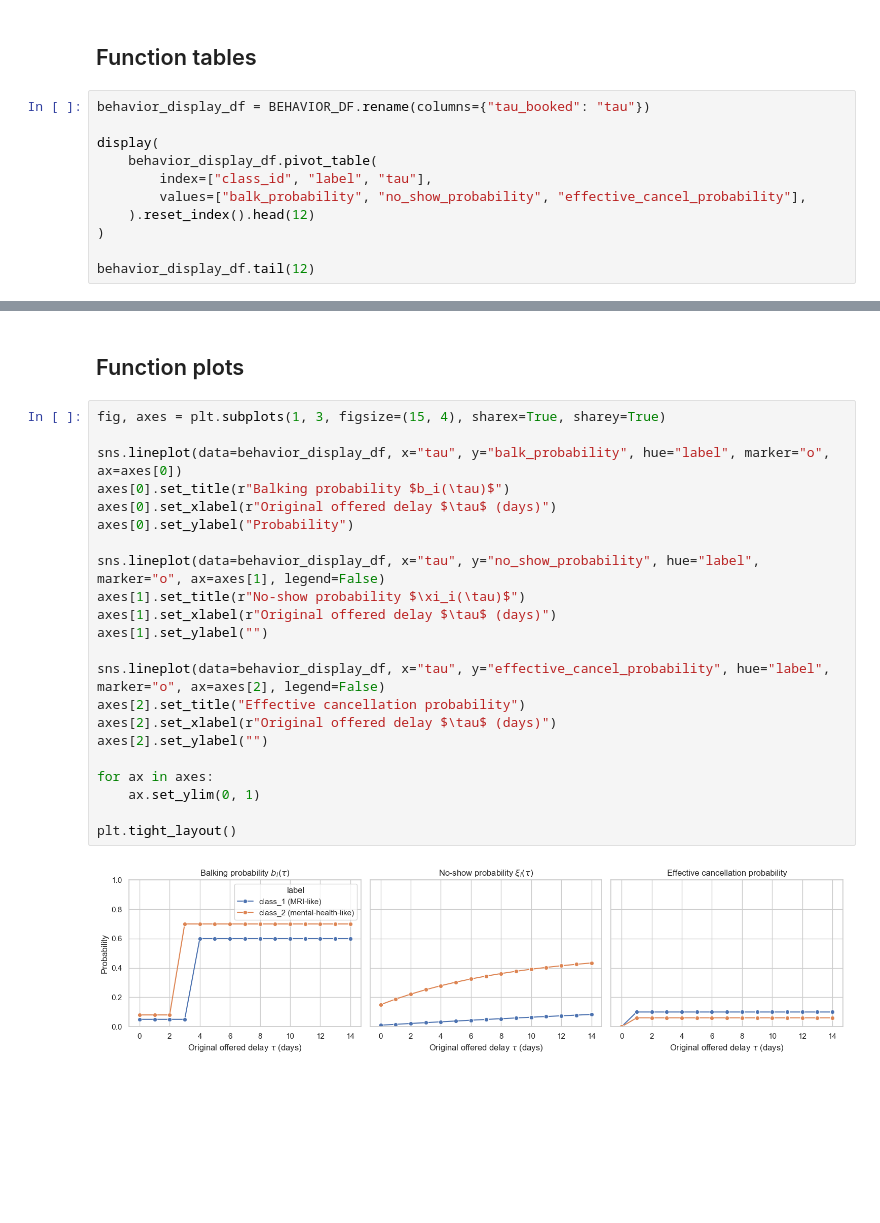
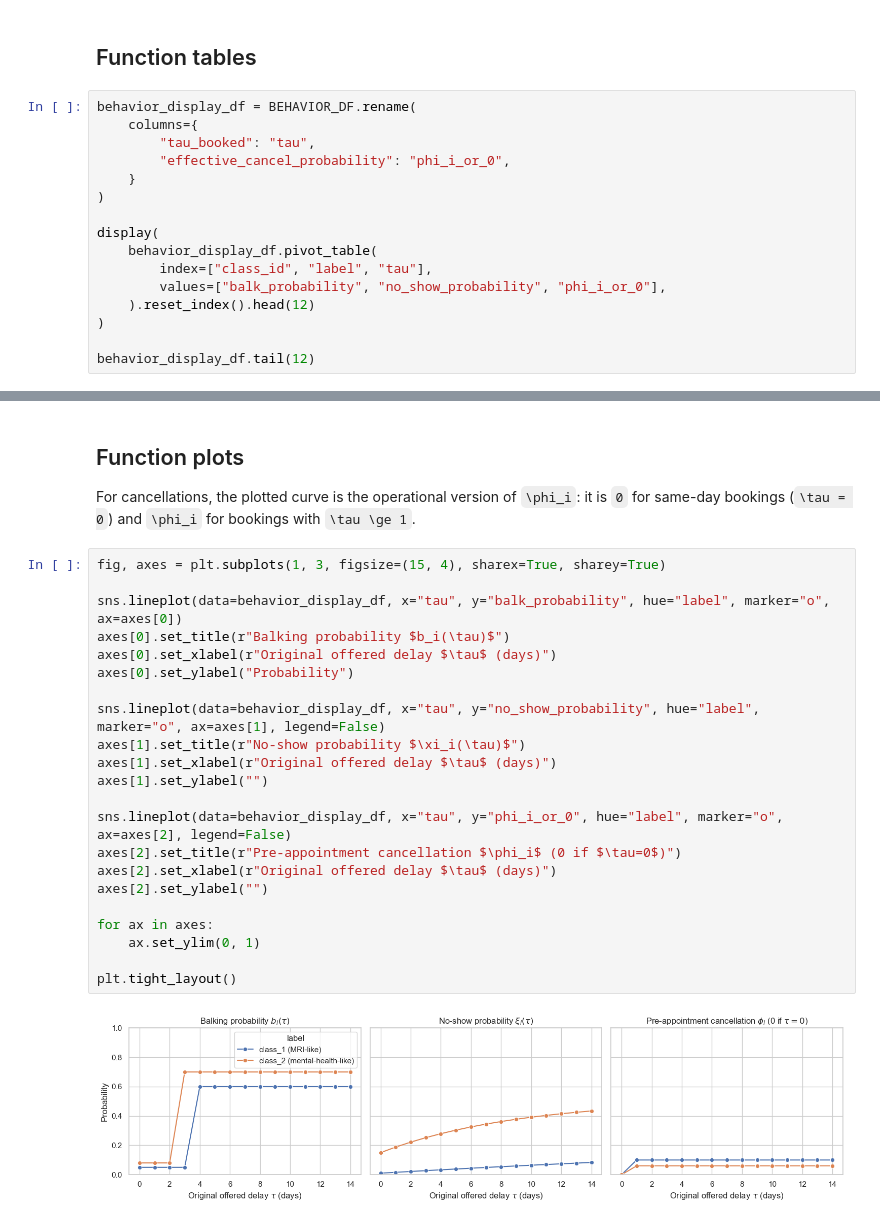
Before and after one commit to alexandre-sdd/research_cuimc_queuing, a Jupyter notebook: Notebooks/behavior_functions.ipynb, the cells around one changed output, grey strips where cells are left out. Drawn from its saved outputs; the diff is of its cells as text; blank space fills up the shorter version.

Commit message:
docs: clarify phi in behavior notebook

```diff
--- a/Notebooks/behavior_functions.ipynb
+++ b/Notebooks/behavior_functions.ipynb
@@ -141,12 +141,17 @@ BEHAVIOR_DF
 # %% [markdown]
 ## Function tables
 # %%
-behavior_display_df = BEHAVIOR_DF.rename(columns={"tau_booked": "tau"})
+behavior_display_df = BEHAVIOR_DF.rename(
+    columns={
+        "tau_booked": "tau",
+        "effective_cancel_probability": "phi_i_or_0",
+    }
+)
 
 display(
     behavior_display_df.pivot_table(
         index=["class_id", "label", "tau"],
-        values=["balk_probability", "no_show_probability", "effective_cancel_probability"],
+        values=["balk_probability", "no_show_probability", "phi_i_or_0"],
     ).reset_index().head(12)
 )
 
@@ -180,27 +185,29 @@ behavior_display_df.tail(12)
 | 29 | 2 | class_2 (mental-health-like) | 14 | 0.7 | 0.434014 | 0.06 |
 # %% [markdown]
 ## Function plots
+
+For cancellations, the plotted curve is the operational version of `\phi_i`: it is `0` for same-day bookings (`\tau = 0`) and `\phi_i` for bookings with `\tau \ge 1`.
 # %%
 fig, axes = plt.subplots(1, 3, figsize=(15, 4), sharex=True, sharey=True)
 
 sns.lineplot(data=behavior_display_df, x="tau", y="balk_probability", hue="label", marker="o", ax=axes[0])
 axes[0].set_title(r"Balking probability $b_i(\tau)$")
 axes[0].set_xlabel(r"Original offered delay $\tau$ (days)")
 axes[0].set_ylabel("Probability")
 
 sns.lineplot(data=behavior_display_df, x="tau", y="no_show_probability", hue="label", marker="o", ax=axes[1], legend=False)
 axes[1].set_title(r"No-show probability $\xi_i(\tau)$")
 axes[1].set_xlabel(r"Original offered delay $\tau$ (days)")
 axes[1].set_ylabel("")
 
-sns.lineplot(data=behavior_display_df, x="tau", y="effective_cancel_probability", hue="label", marker="o", ax=axes[2], legend=False)
-axes[2].set_title("Effective cancellation probability")
+sns.lineplot(data=behavior_display_df, x="tau", y="phi_i_or_0", hue="label", marker="o", ax=axes[2], legend=False)
+axes[2].set_title(r"Pre-appointment cancellation $\phi_i$ (0 if $\tau=0$)")
 axes[2].set_xlabel(r"Original offered delay $\tau$ (days)")
 axes[2].set_ylabel("")
 
 for ax in axes:
     ax.set_ylim(0, 1)
 
 plt.tight_layout()
 # %% [output]
-[figure, old version]
+[figure, new version]
```
Also changed, not shown: parts of 1 cell of this notebook, 1 other file.
